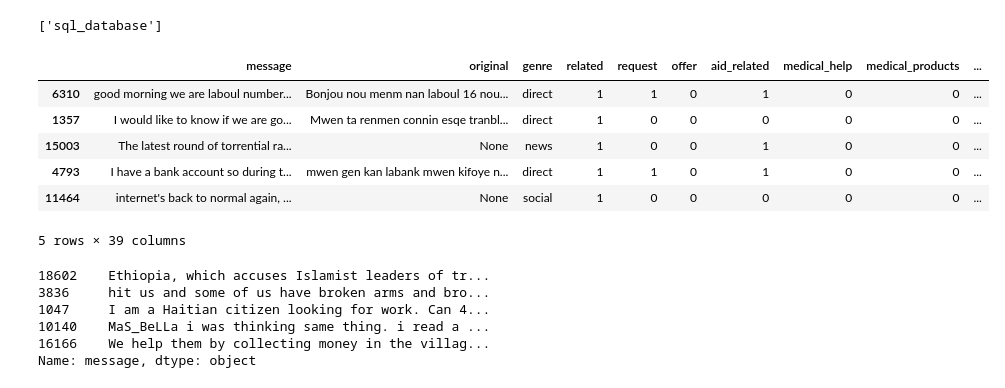
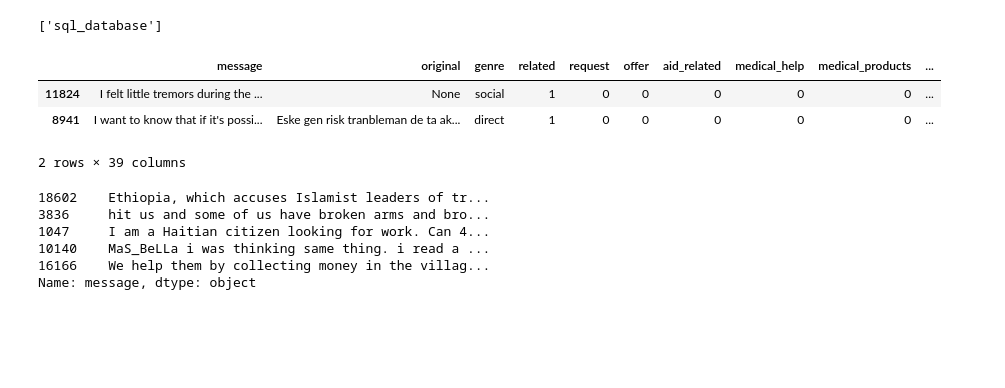
Before and after one commit to GinnCheng/Disaster-message-response, a Jupyter notebook: scripts/ML_Pipeline_Preparation.ipynb, the cells around one changed output. Drawn from its saved outputs; the diff is of its cells as text; code cells hidden in the pictures; blank space fills up the shorter version.

```diff
--- a/scripts/ML_Pipeline_Preparation.ipynb
+++ b/scripts/ML_Pipeline_Preparation.ipynb
@@ -41,15 +41,12 @@ tables
 engine = create_engine('sqlite:///sql_database.db')
 df = pd.read_sql_table('sql_database', con=engine)
 # %%
-df.sample(5)
+df.sample(2)
 # %% [output]
 |  | message | original | genre | related | request | offer | aid_related | medical_help | medical_products | ... |
-| 6310 | good morning we are laboul number... | Bonjou nou menm nan laboul 16 nou... | direct | 1 | 1 | 0 | 1 | 0 | 0 | ... |
-| 1357 | I would like to know if we are go... | Mwen ta renmen connin esqe tranbl... | direct | 1 | 0 | 0 | 0 | 0 | 0 | ... |
-| 15003 | The latest round of torrential ra... | None | news | 1 | 0 | 0 | 1 | 0 | 0 | ... |
-| 4793 | I have a bank account so during t... | mwen gen kan labank mwen kifoye n... | direct | 1 | 1 | 0 | 1 | 0 | 0 | ... |
-| 11464 | internet's back to normal again, ... | None | social | 1 | 0 | 0 | 0 | 0 | 0 | ... |
+| 11824 | I felt little tremors during the ... | None | social | 1 | 0 | 0 | 0 | 0 | 0 | ... |
+| 8941 | I want to know that if it's possi... | Eske gen risk tranbleman de ta ak... | direct | 1 | 0 | 0 | 0 | 0 | 0 | ... |
-5 rows × 39 columns
+2 rows × 39 columns
 # %%
 # train and test split
 X = df.message
```
Also changed, not shown: parts of 3 cells of this notebook.
